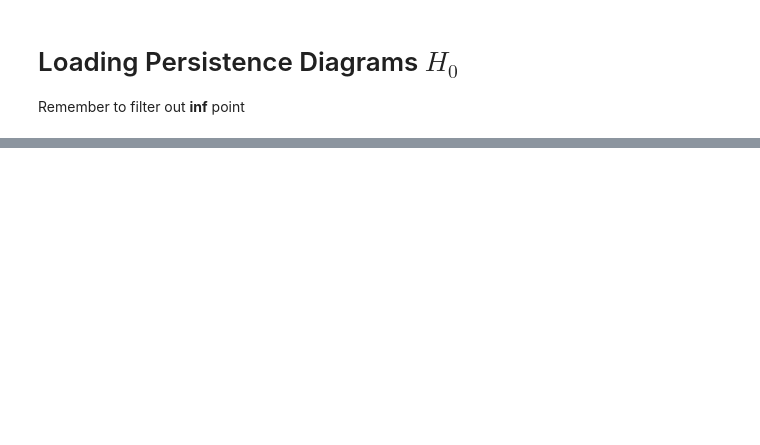
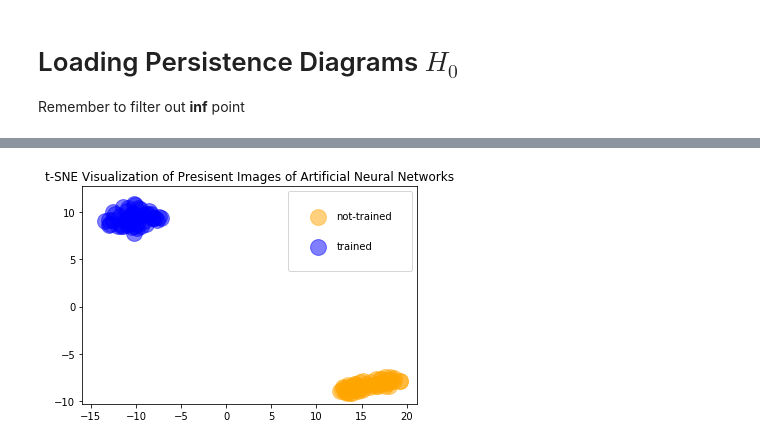
Before and after one commit to lionely/nn_structure, a Jupyter notebook: PD_To_PI.ipynb, the cells around one changed output, grey strips where cells are left out. Cells and saved outputs as stored; diff of their text form; code cells hidden in the pictures; blank space fills up the shorter version.

```diff
--- a/PD_To_PI.ipynb
+++ b/PD_To_PI.ipynb
@@ -34 +99,17 @@ pim.show(train_img, ax)
+# %%
+X = np.array([])
+for image in pims:
+    X = np.append(X,image[0].reshape(-1))
+# %%
+X = X.reshape(-1,100)
+# %%
+X_embedded = TSNE(n_components=2).fit_transform(X)
+# %%
+#X_embedded
+cluster_labels = []
+for cluster in kmeans.labels_:
+    if cluster == 1:
+        cluster_labels.append("not-trained")
+    else:
+        cluster_labels.append("trained")
 # %%
@@ -45,0 +119,30 @@ array([[0.        , 0.91172481],
+# %%
+# color for map
+#https://stackoverflow.com/questions/48512690/matplotlib-change-marker-color-based-on-label-value
+intent_legend = {'trained':'blue',
+                 'not-trained':'orange'}
+col2intent = {'blue':'trained',
+            'orange':'not-trained'}
+
+color= [intent_legend[cluster_labels[idx]] for idx in range(len(cluster_labels))]
+size = [2.5*len(color)]
+fig, ax = plt.subplots()
+for i in range(len(X_embedded)):
+    plt.scatter(x=X_embedded[i][0],
+                y=X_embedded[i][1],
+                c=color[i],
+                label=col2intent[color[i]],
+                   alpha=0.5,
+               s=size)
+# https://stackoverflow.com/questions/13588920/stop-matplotlib-repeating-labels-in-legend?noredirect=1&lq=1
+from collections import OrderedDict
+handles, labels = plt.gca().get_legend_handles_labels()
+by_label = OrderedDict(zip(labels, handles))
+#https://stackoverflow.com/questions/20048352/how-to-adjust-the-size-of-matplotlib-legend-box
+plt.legend(by_label.values(), by_label.keys(),borderpad=2,labelspacing=2,fontsize= 'medium')
+#ax.grid(True)
+plt.title('t-SNE Visualization of Presisent Images of Artificial Neural Networks')
+fig = ax.get_figure()
+fig.savefig("experiment_data/clustering/nn_cluster_pims.png",bbox_inches="tight",dpi=300)
+# %% [output]
+[figure, added]
```
Also changed, not shown: parts of 23 cells of this notebook.
